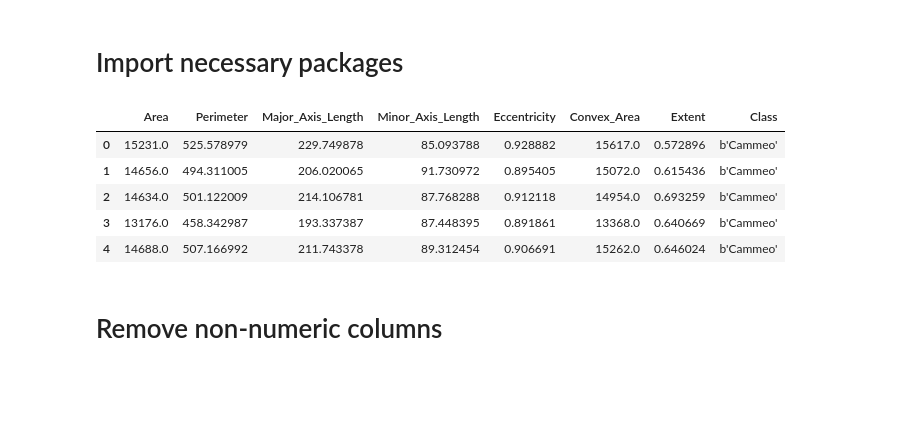
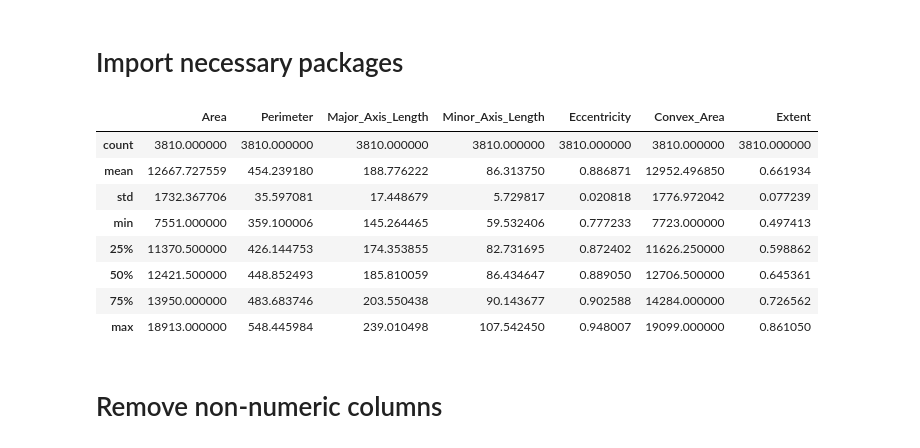
Before and after one commit to dzzz707/02450project1-group66, a Jupyter notebook: group66.ipynb, the cells around one changed output. Drawn from its saved outputs; the diff is of its cells as text; code cells hidden in the pictures; blank space fills up the shorter version.

```diff
--- a/group66.ipynb
+++ b/group66.ipynb
@@ -10,16 +12,19 @@ from scipy.stats import zscore
 # %%
 # define data file name
 data_file = "../project1_data/Rice_Cammeo_Osmancik.csv"
 #load data
 data = pd.read_csv(data_file)
-data.head()
+data.describe()
 # %% [output]
-|  | Area | Perimeter | Major_Axis_Length | Minor_Axis_Length | Eccentricity | Convex_Area | Extent | Class |
-| 0 | 15231.0 | 525.578979 | 229.749878 | 85.093788 | 0.928882 | 15617.0 | 0.572896 | b'Cammeo' |
-| 1 | 14656.0 | 494.311005 | 206.020065 | 91.730972 | 0.895405 | 15072.0 | 0.615436 | b'Cammeo' |
-| 2 | 14634.0 | 501.122009 | 214.106781 | 87.768288 | 0.912118 | 14954.0 | 0.693259 | b'Cammeo' |
-| 3 | 13176.0 | 458.342987 | 193.337387 | 87.448395 | 0.891861 | 13368.0 | 0.640669 | b'Cammeo' |
-| 4 | 14688.0 | 507.166992 | 211.743378 | 89.312454 | 0.906691 | 15262.0 | 0.646024 | b'Cammeo' |
+|  | Area | Perimeter | Major_Axis_Length | Minor_Axis_Length | Eccentricity | Convex_Area | Extent |
+| count | 3810.000000 | 3810.000000 | 3810.000000 | 3810.000000 | 3810.000000 | 3810.000000 | 3810.000000 |
+| mean | 12667.727559 | 454.239180 | 188.776222 | 86.313750 | 0.886871 | 12952.496850 | 0.661934 |
+| std | 1732.367706 | 35.597081 | 17.448679 | 5.729817 | 0.020818 | 1776.972042 | 0.077239 |
+| min | 7551.000000 | 359.100006 | 145.264465 | 59.532406 | 0.777233 | 7723.000000 | 0.497413 |
+| 25% | 11370.500000 | 426.144753 | 174.353855 | 82.731695 | 0.872402 | 11626.250000 | 0.598862 |
+| 50% | 12421.500000 | 448.852493 | 185.810059 | 86.434647 | 0.889050 | 12706.500000 | 0.645361 |
+| 75% | 13950.000000 | 483.683746 | 203.550438 | 90.143677 | 0.902588 | 14284.000000 | 0.726562 |
+| max | 18913.000000 | 548.445984 | 239.010498 | 107.542450 | 0.948007 | 19099.000000 | 0.861050 |
 # %% [markdown]
 # Remove non-numeric columns
 # %%
```
Also changed, not shown: parts of 3 cells of this notebook.
